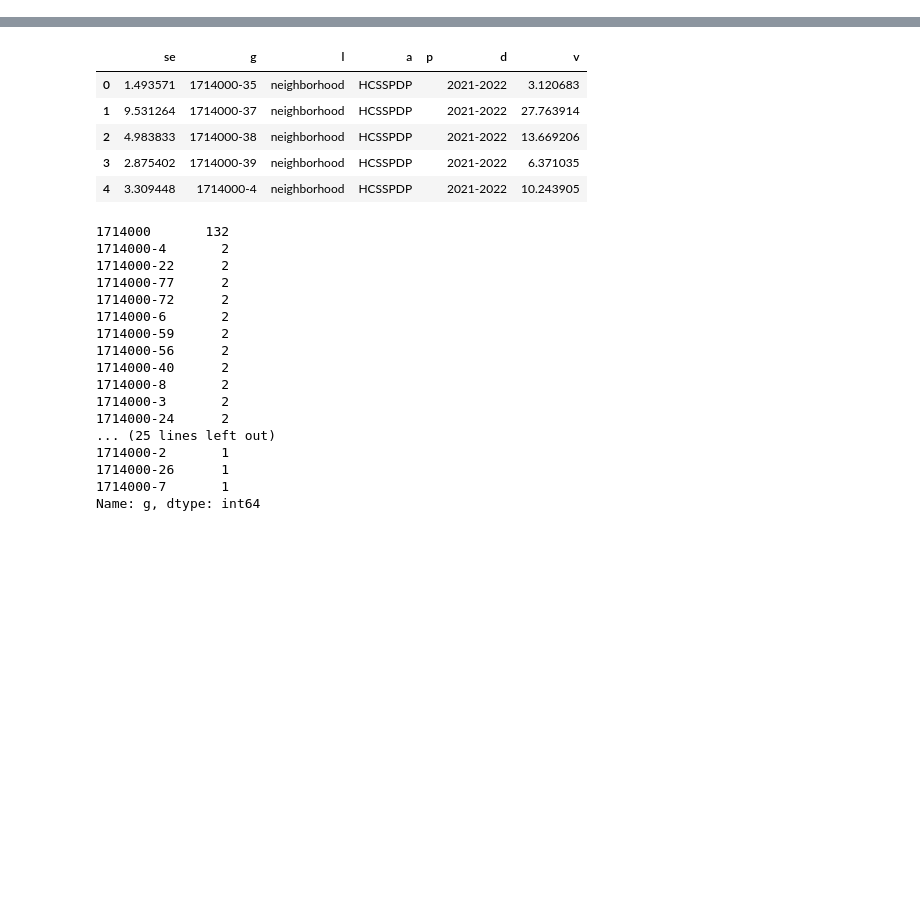
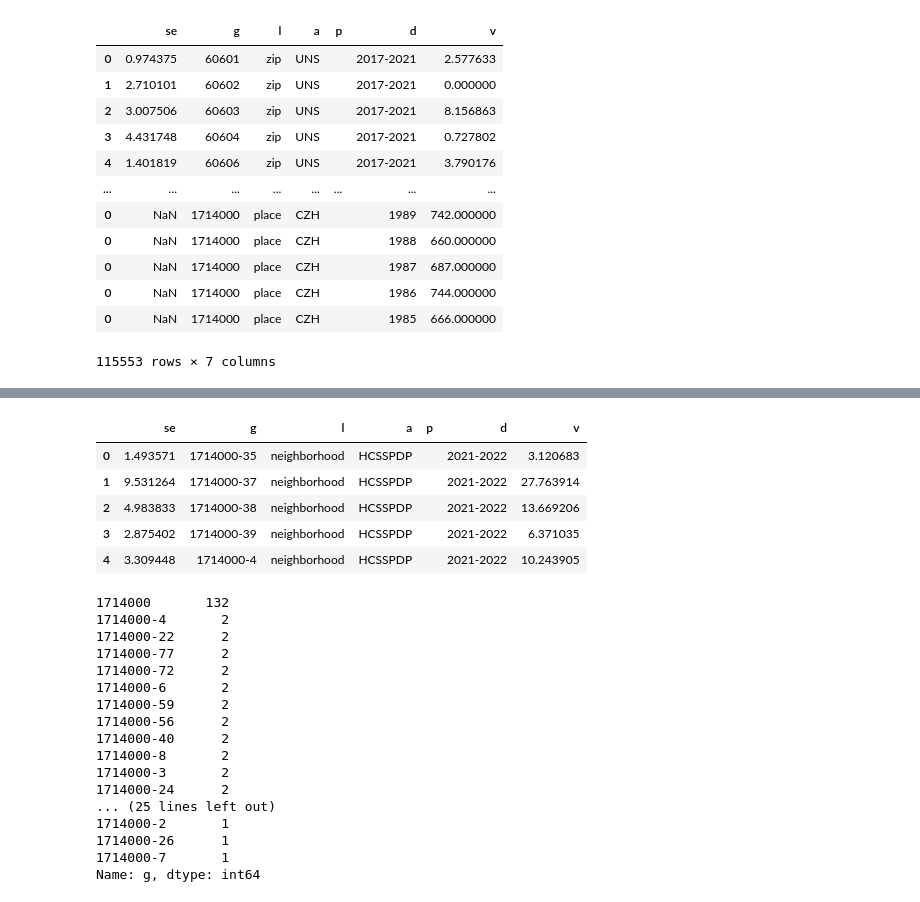
Before and after one commit to ritzba/chicago-crime-mental-health, a Jupyter notebook: code/04_MH-stats.ipynb, the cells around one changed output, grey strips where cells are left out. Cells and saved outputs as stored; diff of their text form; code cells hidden in the pictures; blank space fills up the shorter version.

```diff
--- a/code/04_MH-stats.ipynb
+++ b/code/04_MH-stats.ipynb
@@ -6,0 +91,18 @@ sns.set()
+# %%
+df = pd.concat([unins, cr_burg, cr_drugs, cr_hom], axis = 0)
+# %%
+df
+# %% [output]
+|  | se | g | l | a | p | d | v |
+| 0 | 0.974375 | 60601 | zip | UNS |  | 2017-2021 | 2.577633 |
+| 1 | 2.710101 | 60602 | zip | UNS |  | 2017-2021 | 0.000000 |
+| 2 | 3.007506 | 60603 | zip | UNS |  | 2017-2021 | 8.156863 |
+| 3 | 4.431748 | 60604 | zip | UNS |  | 2017-2021 | 0.727802 |
+| 4 | 1.401819 | 60606 | zip | UNS |  | 2017-2021 | 3.790176 |
+| ... | ... | ... | ... | ... | ... | ... | ... |
+| 0 | NaN | 1714000 | place | CZH |  | 1989 | 742.000000 |
+| 0 | NaN | 1714000 | place | CZH |  | 1988 | 660.000000 |
+| 0 | NaN | 1714000 | place | CZH |  | 1987 | 687.000000 |
+| 0 | NaN | 1714000 | place | CZH |  | 1986 | 744.000000 |
+| 0 | NaN | 1714000 | place | CZH |  | 1985 | 666.000000 |
+115553 rows × 7 columns
```
Also changed, not shown: parts of 26 cells of this notebook, 45 other files.
